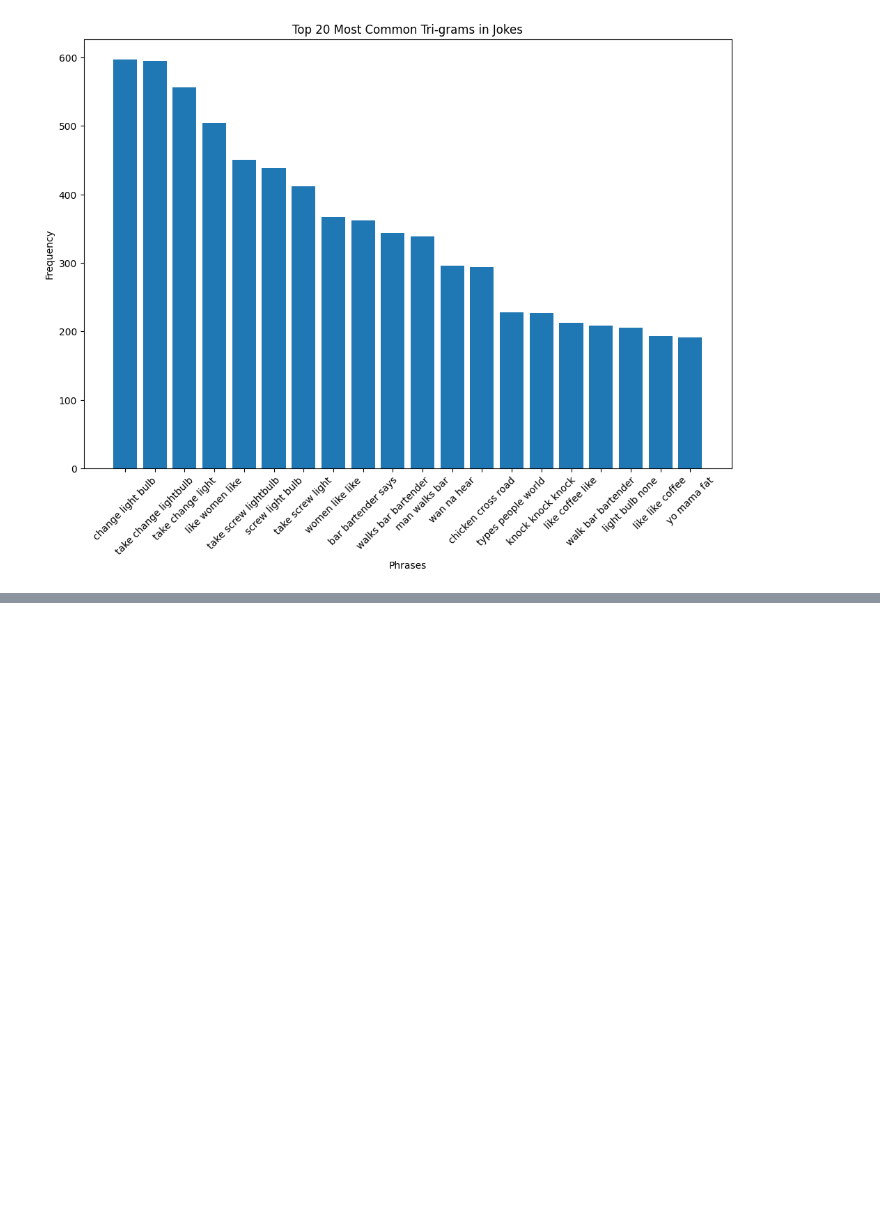
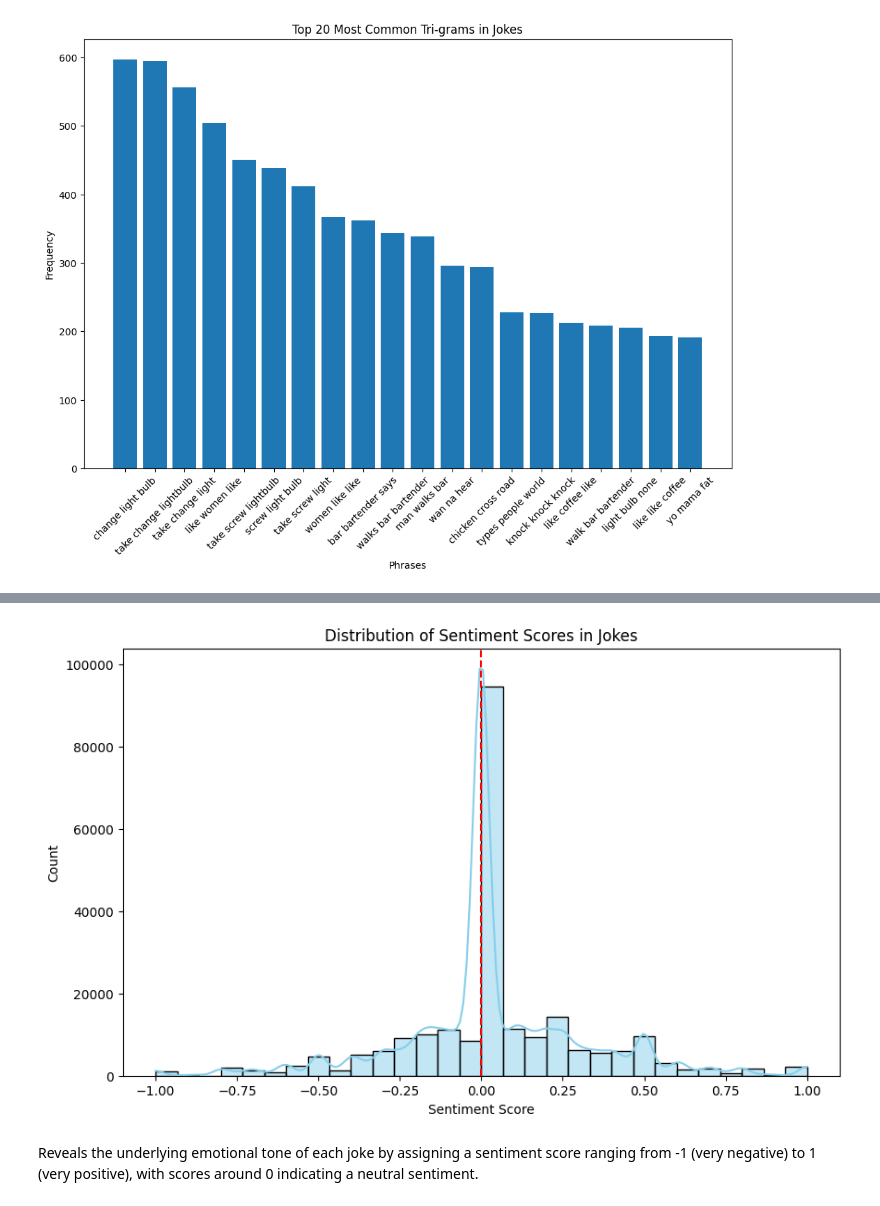
Before and after one commit to Sharmisha9/NLP-Project, a Jupyter notebook: jokes.ipynb, the cells around one changed output, grey strips where cells are left out. Cells and saved outputs as stored; diff of their text form; code cells hidden in the pictures; blank space fills up the shorter version.

```diff
--- a/jokes.ipynb
+++ b/jokes.ipynb
@@ -299,0 +253,18 @@ plot_pie_chart(after_words, 'Top Words After "Humor" or "Joke"')
+# %%
+from textblob import TextBlob
+
+# Perform sentiment analysis on each joke
+jokes_df['Sentiment'] = jokes_df['Joke'].apply(lambda x: TextBlob(x).sentiment.polarity)
+
+# Visualize the distribution of sentiment values
+plt.figure(figsize=(10, 6))
+sns.histplot(jokes_df['Sentiment'], kde=True, bins=30, color='skyblue')
+plt.title('Distribution of Sentiment Scores in Jokes')
+plt.xlabel('Sentiment Score')
+plt.ylabel('Count')
+plt.axvline(x=0, color='red', linestyle='--')
+plt.show()
+# %% [output]
+[figure, added]
+# %% [markdown]
+Reveals the underlying emotional tone of each joke by assigning a sentiment score ranging from -1 (very negative) to 1 (very positive), with scores around 0 indicating a neutral sentiment.
```
Also changed, not shown: parts of 13 cells of this notebook, 1 other file.
